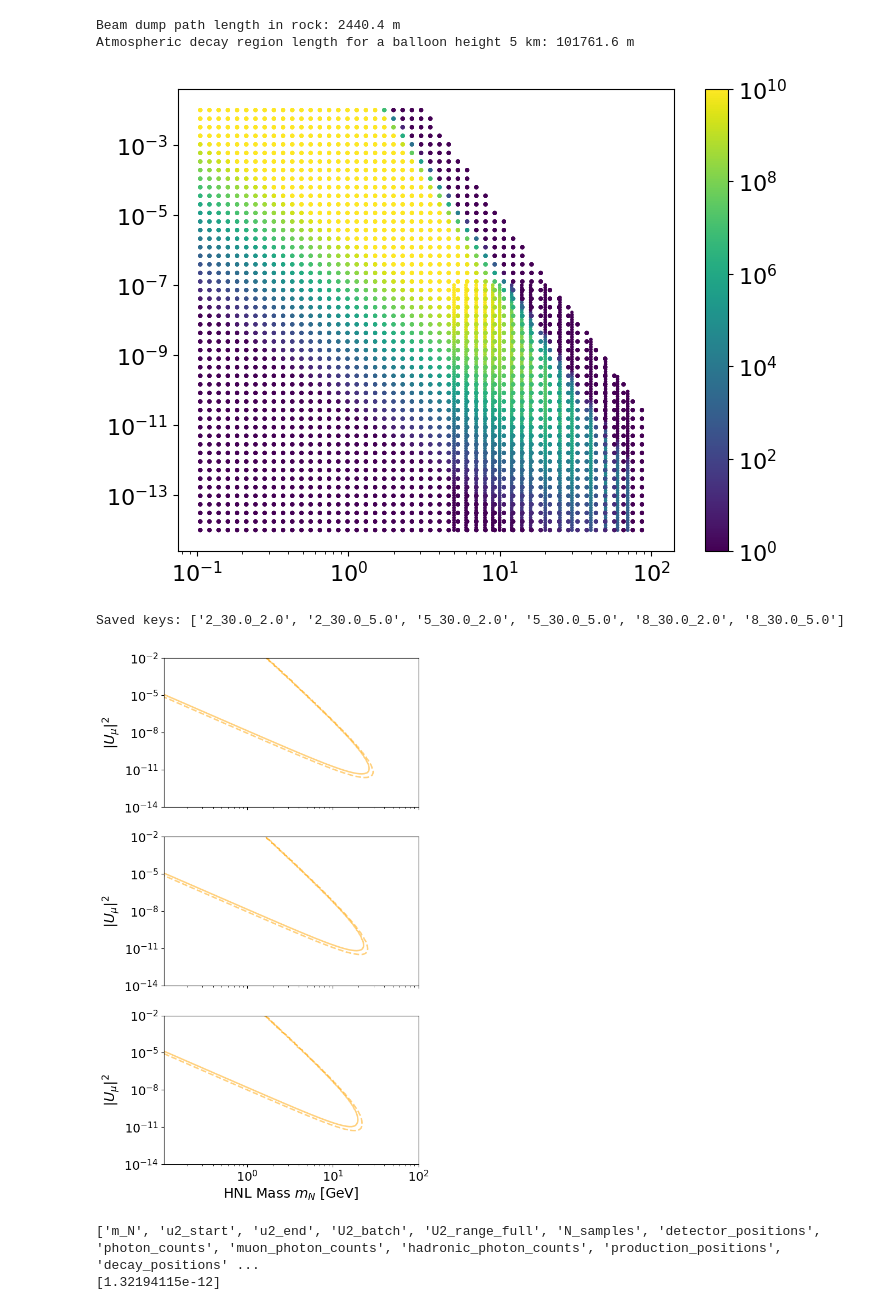
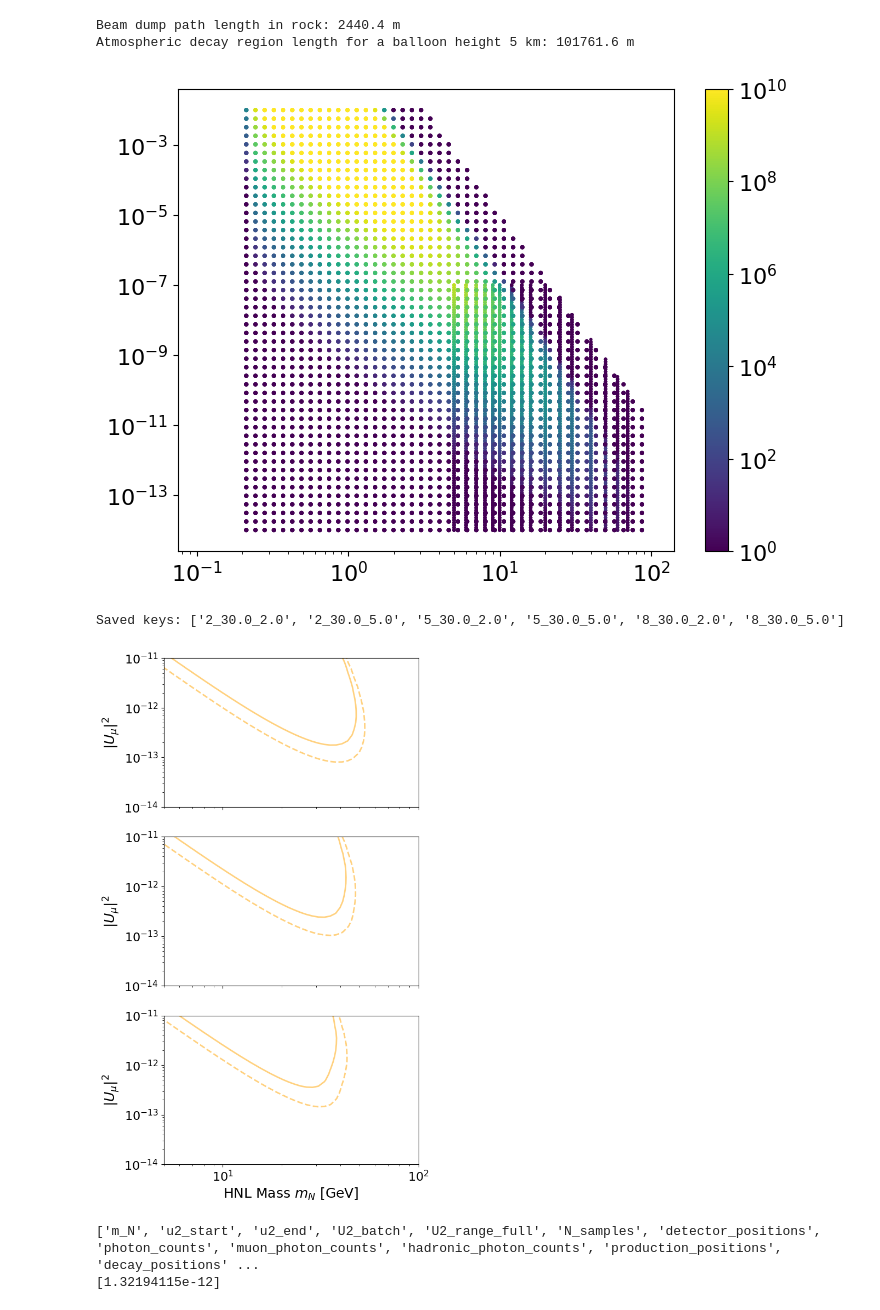
Before and after one commit to nickkamp1/NeutrinoFactoryHNL, a Jupyter notebook: Balloon.ipynb, the cells around one changed output. Saved outputs shown, nothing was run; the diff lists cells and outputs as text; code cells hidden in the pictures.

```diff
--- a/Balloon.ipynb
+++ b/Balloon.ipynb
@@ -24,9 +24,9 @@ plt.style.use("./figures.mplstyle")
 # %% [markdown]
 ## Now estimate the sensitivity across the parameter space
 # %%
-data_folder = "data/scan_results_balloon_detailed/"
+data_folder = "data/scan_results_balloon_dimuon/"
 bkg_folder = "data/scan_results_balloon_detailed/"
-files = glob(data_folder + "scan_mN*.npz")
+files = glob.glob(data_folder + "scan_mN*.npz")
 photon_thresholds = [10, 12/0.4]  # 10 photons, and 12 photoelectrons (assuming 40% detection efficiency)
 radial_cuts = [0,25]
 idets = [2,5,8]
@@ -185,7 +185,7 @@ plt.scatter([key[0] for key in sig_events_extrapolated.keys()], [key[1] for key
 plt.loglog()
 plt.show()
 # %% [output]
-[figure, old version]
+[figure, new version]
 # %%
 from src.xs_and_decays import sigma
 from scipy.interpolate import interp1d
@@ -195,9 +195,9 @@ xs_data_interp = interp1d(xs_data[:, 0], xs_data[:, 1], kind='linear', fill_valu
 xs_correction_factor = lambda mN : xs_data_interp(mN) / (sigma(5000, mN, 1)/1e-40)
 # %%
 colors = ['green', 'orange', 'red']
-radial_cut = 25
+radial_cut = 0
 xs_corr_factor_flag = False
-use_bkg = True
+use_bkg = False
 
 from scipy.stats import poisson,norm
 
@@ -240,36 +240,36 @@ for i_s,_sig_events in enumerate([sig_events, sig_events_extrapolated]):
             else:
                 B = 0
                 CLS = poisson.cdf(0, S)
                 # turn CLS p value into a sigma
                 sigmas = norm.isf(CLS)
 
 
             cs = ax[_idet].contour(M_N_grid, U2_grid, sigmas,levels=[2,5],colors=color, linestyles=['--', '-'],alpha=0.5 if i_s == 1 else 1.0)
 
             for level_idx, level in enumerate([2.0, 5.0]):
                     npz_key = "%s_%s_%s" % (idet, photon_threshold, level)
                     segs = cs.allsegs[level_idx]
                     if segs:
                         parts = [np.vstack([seg, [np.nan, np.nan]]) for seg in segs]
                         contour_pts = np.concatenate(parts)[:-1]
                     else:
                         contour_pts = np.empty((0, 2))
                     contour_data[npz_key] = contour_pts
 
     np.savez("%s/balloon_contours_radial_cut_%d_%s_%s.npz"% (data_folder, radial_cut, "original" if i_s == 0 else "extrapolated", "with_xs_corr" if xs_corr_factor_flag else "without_xs_corr"), **contour_data)
     print("Saved keys:", list(contour_data.keys()))
 
 ax[-1].set_xlabel(r'HNL Mass $m_N$ [GeV]')
 for _ax in ax:
     _ax.set_ylabel(r'$|U_\mu|^2$')
     _ax.set_xscale('log')
     _ax.set_yscale('log')
-    _ax.set_xlim(m_N_range_full[0], m_N_range_full[-1])
-    _ax.set_ylim(U2_range_full[0], U2_range_full[-1])
+    _ax.set_xlim(5,100)#m_N_range_full[0], m_N_range_full[-1])
+    _ax.set_ylim(1e-14,1e-11)#U2_range_full[0], U2_range_full[-1])
 plt.show()
 # %% [output]
 Saved keys: ['2_30.0_2.0', '2_30.0_5.0', '5_30.0_2.0', '5_30.0_5.0', '8_30.0_2.0', '8_30.0_5.0']
-[figure, old version]
+[figure, new version]
 # %%
 sig_data = np.load("data/scan_results_balloon_detailed/scan_mN_20_u2batch_030.npz")
 print(list(sig_data.keys()))
```
Also changed, not shown: parts of 13 cells of this notebook, 14 other files.
